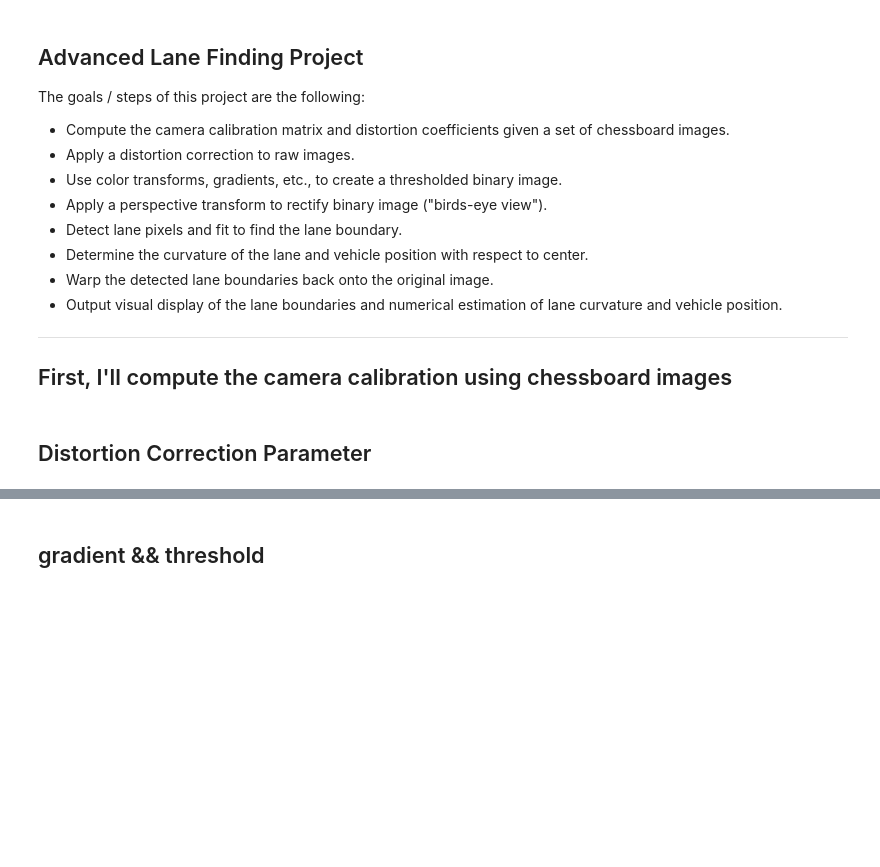
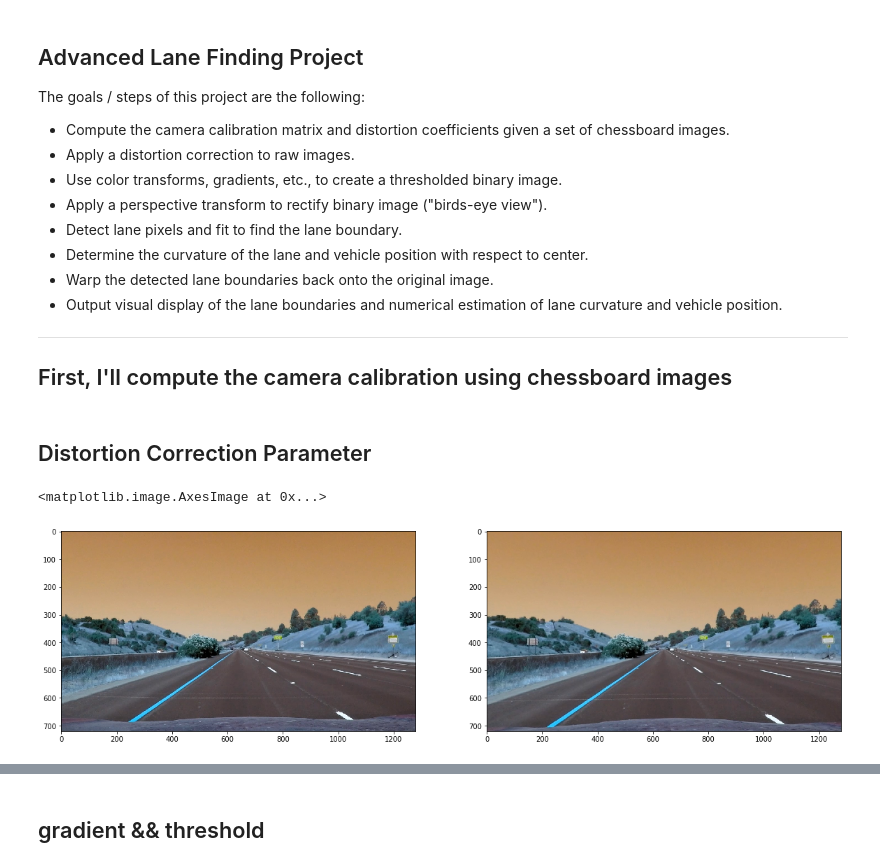
Before and after one commit to miaoyanlearningcode/CarND-Advanced-Lane-Lines, a Jupyter notebook: advanced_laneDetection.ipynb, the cells around one changed output, grey strips where cells are left out. Cells and saved outputs as stored; diff of their text form; code cells hidden in the pictures; blank space fills up the shorter version.

```diff
--- a/advanced_laneDetection.ipynb
+++ b/advanced_laneDetection.ipynb
@@ -66,3 +66,15 @@ for imgName in images:
     cv2.imshow('img', tmp)
     cv2.waitKey(500)
 cv2.destroyAllWindows()
+# %%
+%matplotlib inline
+# test on stright line images
+test_images = glob.glob('./test_images/*.jpg')
+img = cv2.imread(test_images[0])
+undist = cv2.undistort(img, mtx, dist, None, mtx)
+f, (ax1, ax2) = plt.subplots(1,2,figsize=(20,10))
+ax1.imshow(img)
+ax2.imshow(undist)
+# %% [output]
+<matplotlib.image.AxesImage at 0x...>
+[figure, added]
```
Also changed, not shown: parts of 2 cells of this notebook.
